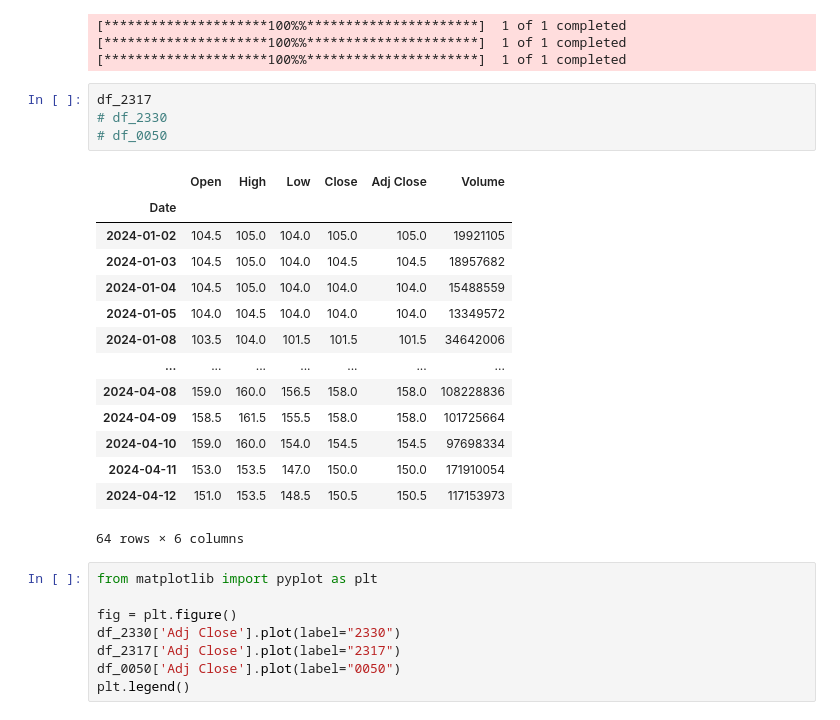
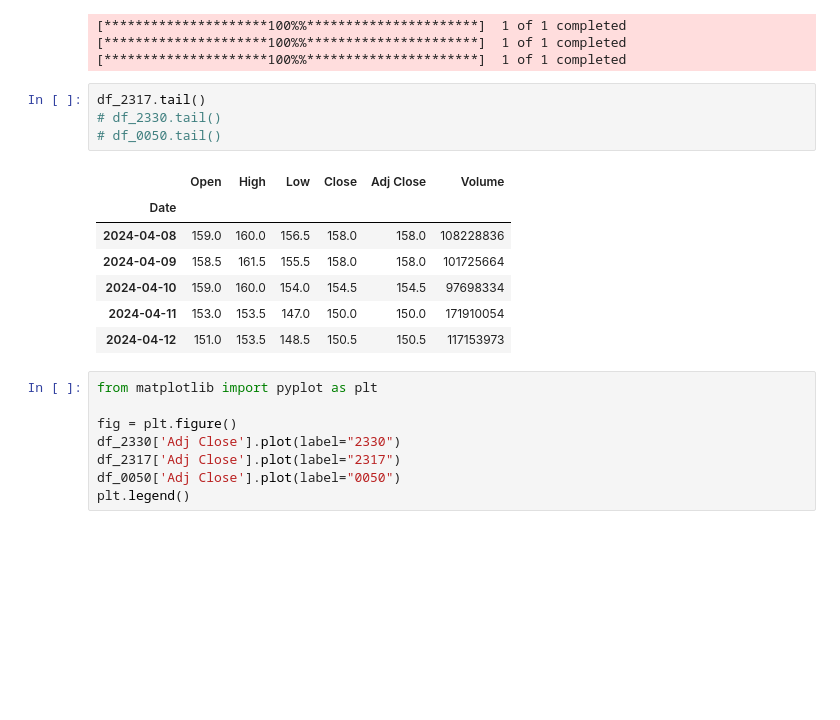
Before and after one commit to willismax/MediaSystem-Python-Course, a Jupyter notebook: 01.Intro-Python/Python資料分析應用_股票分析入門.ipynb, the cells around one changed output. Saved outputs shown, nothing was run; the diff lists cells and outputs as text; blank space fills up the shorter version.

```diff
--- a/01.Intro-Python/Python資料分析應用_股票分析入門.ipynb
+++ b/01.Intro-Python/Python資料分析應用_股票分析入門.ipynb
@@ -58,24 +66,17 @@ df_0050 = yf.download('0050.tw',start,end)
 [*********************100%%**********************]  1 of 1 completed
 [*********************100%%**********************]  1 of 1 completed
 # %%
-df_2317
-# df_2330
-# df_0050
+df_2317.tail()
+# df_2330.tail()
+# df_0050.tail()
 # %% [output]
 |  | Open | High | Low | Close | Adj Close | Volume |
 | Date |  |  |  |  |  |  |
-| 2024-01-02 | 104.5 | 105.0 | 104.0 | 105.0 | 105.0 | 19921105 |
-| 2024-01-03 | 104.5 | 105.0 | 104.0 | 104.5 | 104.5 | 18957682 |
-| 2024-01-04 | 104.5 | 105.0 | 104.0 | 104.0 | 104.0 | 15488559 |
-| 2024-01-05 | 104.0 | 104.5 | 104.0 | 104.0 | 104.0 | 13349572 |
-| 2024-01-08 | 103.5 | 104.0 | 101.5 | 101.5 | 101.5 | 34642006 |
-| ... | ... | ... | ... | ... | ... | ... |
 | 2024-04-08 | 159.0 | 160.0 | 156.5 | 158.0 | 158.0 | 108228836 |
 | 2024-04-09 | 158.5 | 161.5 | 155.5 | 158.0 | 158.0 | 101725664 |
 | 2024-04-10 | 159.0 | 160.0 | 154.0 | 154.5 | 154.5 | 97698334 |
 | 2024-04-11 | 153.0 | 153.5 | 147.0 | 150.0 | 150.0 | 171910054 |
 | 2024-04-12 | 151.0 | 153.5 | 148.5 | 150.5 | 150.5 | 117153973 |
-64 rows × 6 columns
 # %%
 from matplotlib import pyplot as plt
 
```
Also changed, not shown: parts of 40 cells of this notebook.
